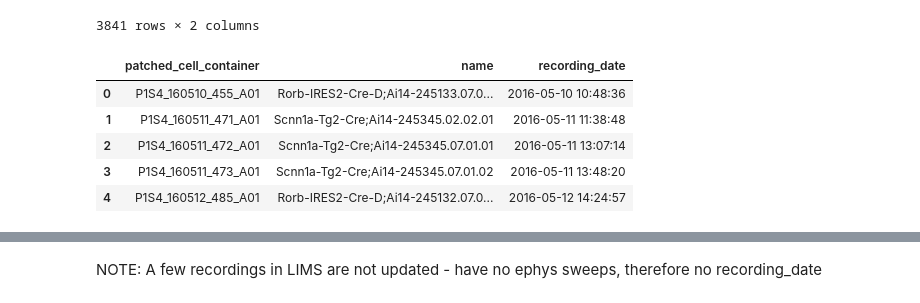
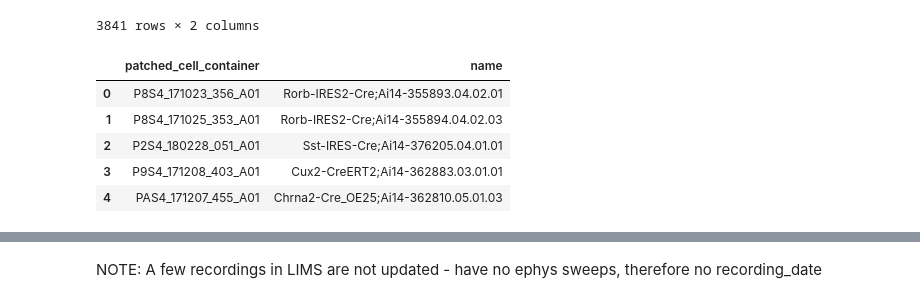
Before and after one commit to ru57y34nn/SMART_goals, a Jupyter notebook: src/SMART_Data.ipynb, the cells around one changed output, grey strips where cells are left out. Saved outputs shown, nothing was run; the diff lists cells and outputs as text; code cells hidden in the pictures.

```diff
--- a/src/SMART_Data.ipynb
+++ b/src/SMART_Data.ipynb
@@ -53,15 +53,19 @@ imgs_query = "Select cell.name, array_to_string(array_agg(DISTINCT tag.name), '_
 imgs_df = lsq.get_lims_dataframe(imgs_query)
 # %%
 #getting all patched cell containers from LIMS
-lims_query = "SELECT specimens.name, specimens.patched_cell_container, err.recording_date \
-            FROM ephys_roi_results err JOIN specimens ON specimens.ephys_roi_result_id = err.id \
+#lims_query = "SELECT specimens.name, specimens.patched_cell_container, err.recording_date \
+#            FROM ephys_roi_results err JOIN specimens ON specimens.ephys_roi_result_id = err.id \
+#            WHERE patched_cell_container != 'None'"
+
+lims_query = "SELECT s.name, s.patched_cell_container \
+            FROM specimens s \
             WHERE patched_cell_container != 'None'"
 lims_df = lsq.get_lims_dataframe(lims_query)
 lims_df.head()
 # %% [output]
-|  | patched_cell_container | name | recording_date |
-| 0 | P1S4_160510_455_A01 | Rorb-IRES2-Cre-D;Ai14-245133.07.0... | 2016-05-10 10:48:36 |
-| 1 | P1S4_160511_471_A01 | Scnn1a-Tg2-Cre;Ai14-245345.02.02.01 | 2016-05-11 11:38:48 |
-| 2 | P1S4_160511_472_A01 | Scnn1a-Tg2-Cre;Ai14-245345.07.01.01 | 2016-05-11 13:07:14 |
-| 3 | P1S4_160511_473_A01 | Scnn1a-Tg2-Cre;Ai14-245345.07.01.02 | 2016-05-11 13:48:20 |
-| 4 | P1S4_160512_485_A01 | Rorb-IRES2-Cre-D;Ai14-245132.07.0... | 2016-05-12 14:24:57 |
+|  | patched_cell_container | name |
+| 0 | P8S4_171023_356_A01 | Rorb-IRES2-Cre;Ai14-355893.04.02.01 |
+| 1 | P8S4_171025_353_A01 | Rorb-IRES2-Cre;Ai14-355894.04.02.03 |
+| 2 | P2S4_180228_051_A01 | Sst-IRES-Cre;Ai14-376205.04.01.01 |
+| 3 | P9S4_171208_403_A01 | Cux2-CreERT2;Ai14-362883.03.01.01 |
+| 4 | PAS4_171207_455_A01 | Chrna2-Cre_OE25;Ai14-362810.05.01.03 |
```
Also changed, not shown: parts of 21 cells of this notebook, 2 other files.
